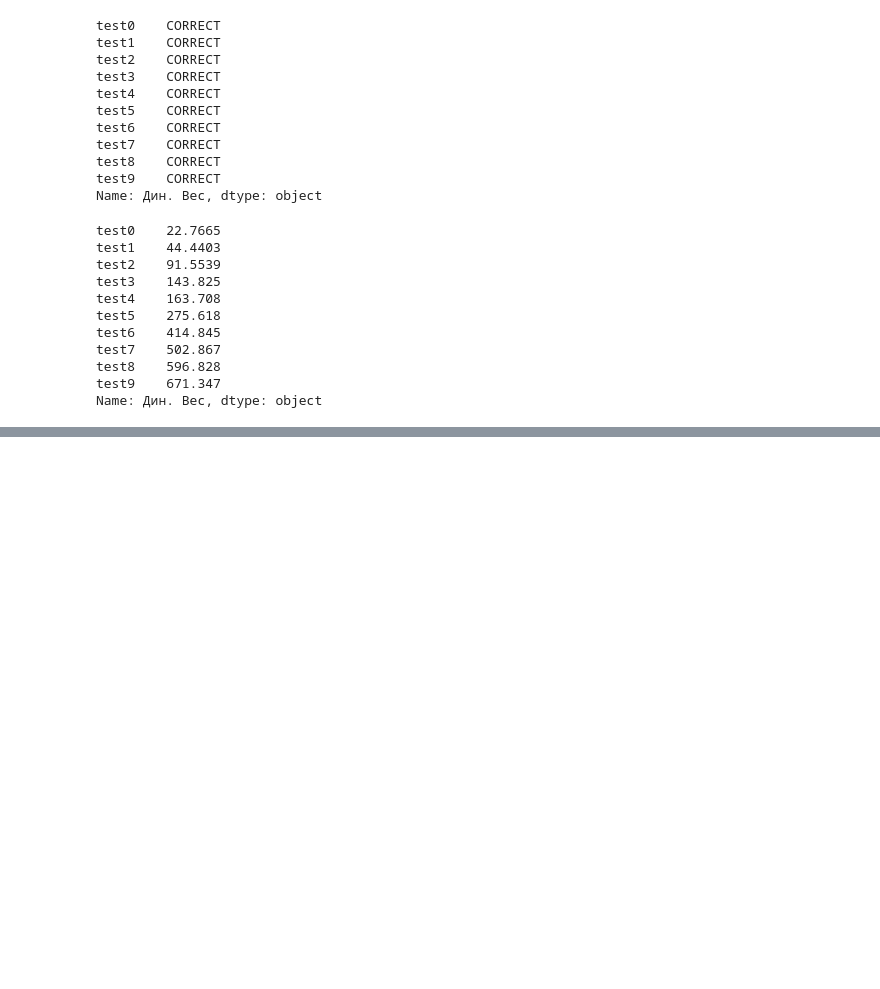
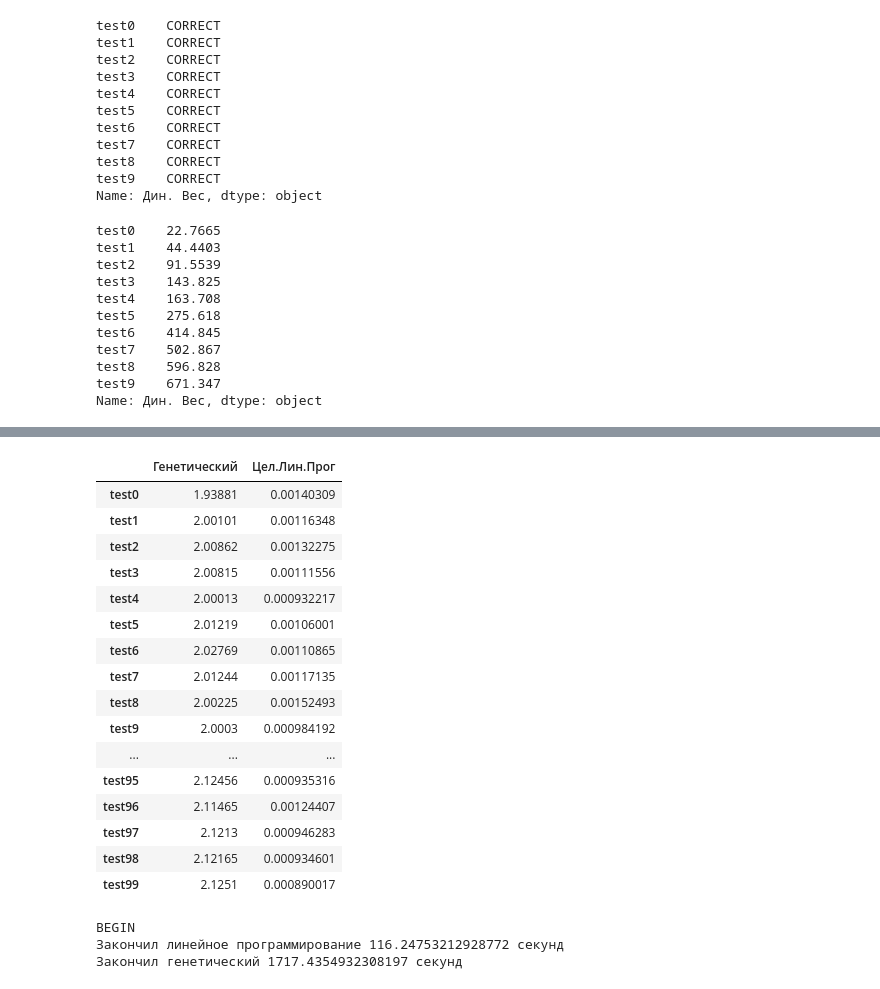
Before and after one commit to SdobnovE/SPEC_COURSE_ALG_ENS_DISKR, a Jupyter notebook: Рюкзак_DNA.ipynb, the cells around one changed output, grey strips where cells are left out. Drawn from its saved outputs; the diff is of its cells as text; code cells hidden in the pictures; blank space fills up the shorter version.

```diff
--- a/Рюкзак_DNA.ipynb
+++ b/Рюкзак_DNA.ipynb
@@ -570,0 +685,26 @@ Name: Дин. Вес, dtype: object
+# %%
+tab_time
+# %% [output]
+|  | Генетический | Цел.Лин.Прог |
+| test0 | 1.93881 | 0.00140309 |
+| test1 | 2.00101 | 0.00116348 |
+| test2 | 2.00862 | 0.00132275 |
+| test3 | 2.00815 | 0.00111556 |
+| test4 | 2.00013 | 0.000932217 |
+| test5 | 2.01219 | 0.00106001 |
+| test6 | 2.02769 | 0.00110865 |
+| test7 | 2.01244 | 0.00117135 |
+| test8 | 2.00225 | 0.00152493 |
+| test9 | 2.0003 | 0.000984192 |
+| ... | ... | ... |
+| test95 | 2.12456 | 0.000935316 |
+| test96 | 2.11465 | 0.00124407 |
+| test97 | 2.1213 | 0.000946283 |
+| test98 | 2.12165 | 0.000934601 |
+| test99 | 2.1251 | 0.000890017 |
+# %%
+tab_corr, tab_time = make_tables("./tests_knapsack/knapPI_1_2000_10000000.csv")
+# %% [output]
+BEGIN
+Закончил линейное программирование 116.24753212928772 секунд
+Закончил генетический 1717.4354932308197 секунд
```
Also changed, not shown: parts of 12 cells of this notebook, 8 other files.
